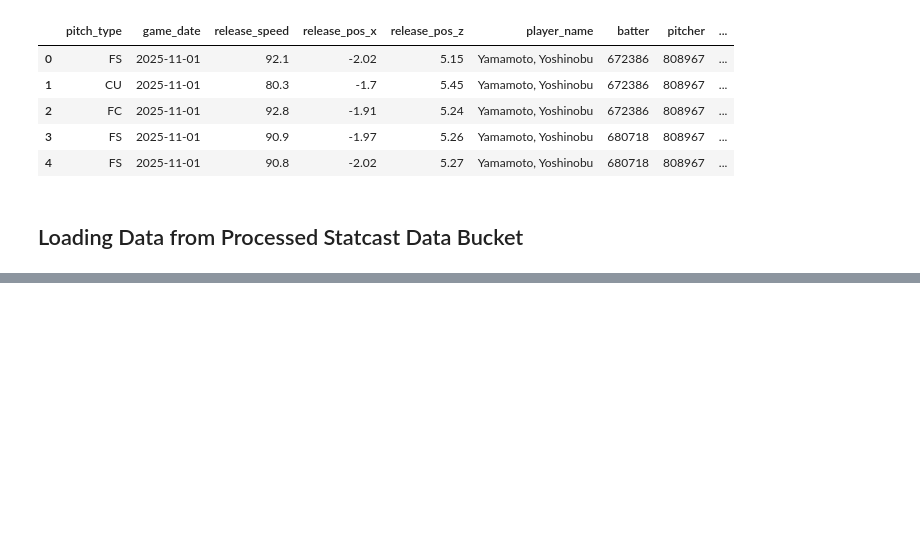
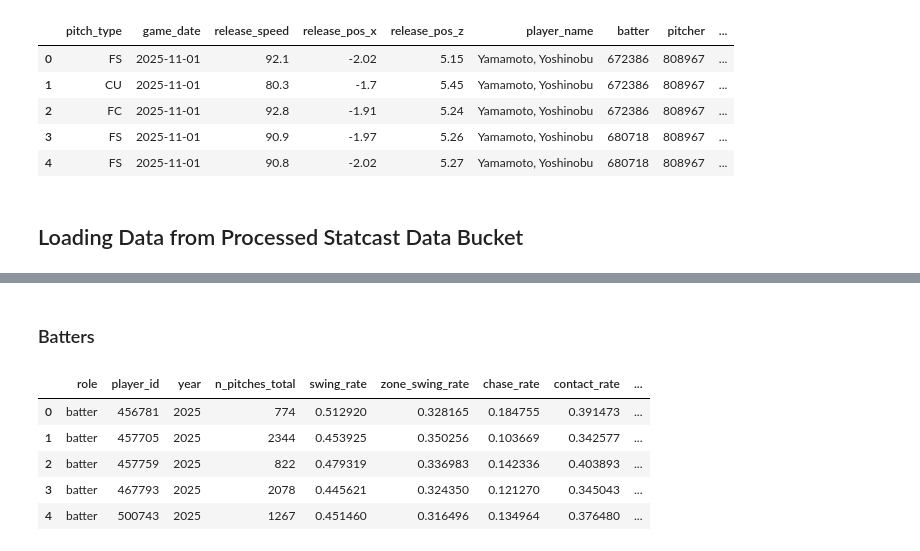
Before and after one commit to bryjjch/Diamond-DNA, a Jupyter notebook: experimentation/loading_data.ipynb, the cells around one changed output, grey strips where cells are left out. Saved outputs shown, nothing was run; the diff lists cells and outputs as text; code cells hidden in the pictures; blank space fills up the shorter version.

```diff
--- a/experimentation/loading_data.ipynb
+++ b/experimentation/loading_data.ipynb
@@ -82,0 +83,14 @@ df.head()
+# %%
+BUCKET = "diamond-dna"
+FEATURE_PREFIX = "features/statcast"
+
+role = "pitcher"
+year = "2025"
+
+fs = s3fs.S3FileSystem()
+path = f"s3://{BUCKET}/{FEATURE_PREFIX}/{role}/year={year}/player_year_features.parquet"
+with fs.open(path, "rb") as f:
+    df = pd.read_parquet(f)
+
+pd.set_option("display.max_columns", None)
+df.head()
@@ -82,0 +124,23 @@ df.head()
+# %% [markdown]
+### Batters
+# %%
+BUCKET = "diamond-dna"
+FEATURE_PREFIX = "features/statcast"
+
+role = "batter"
+year = "2025"
+
+fs = s3fs.S3FileSystem()
+path = f"s3://{BUCKET}/{FEATURE_PREFIX}/{role}/year={year}/player_year_features.parquet"
+with fs.open(path, "rb") as f:
+    df = pd.read_parquet(f)
+
+pd.set_option("display.max_columns", None)
+df.head()
+# %% [output]
+|  | role | player_id | year | n_pitches_total | swing_rate | zone_swing_rate | chase_rate | contact_rate | ... |
+| 0 | batter | 456781 | 2025 | 774 | 0.512920 | 0.328165 | 0.184755 | 0.391473 | ... |
+| 1 | batter | 457705 | 2025 | 2344 | 0.453925 | 0.350256 | 0.103669 | 0.342577 | ... |
+| 2 | batter | 457759 | 2025 | 822 | 0.479319 | 0.336983 | 0.142336 | 0.403893 | ... |
+| 3 | batter | 467793 | 2025 | 2078 | 0.445621 | 0.324350 | 0.121270 | 0.345043 | ... |
+| 4 | batter | 500743 | 2025 | 1267 | 0.451460 | 0.316496 | 0.134964 | 0.376480 | ... |
```
Also changed, not shown: parts of 5 cells of this notebook.
